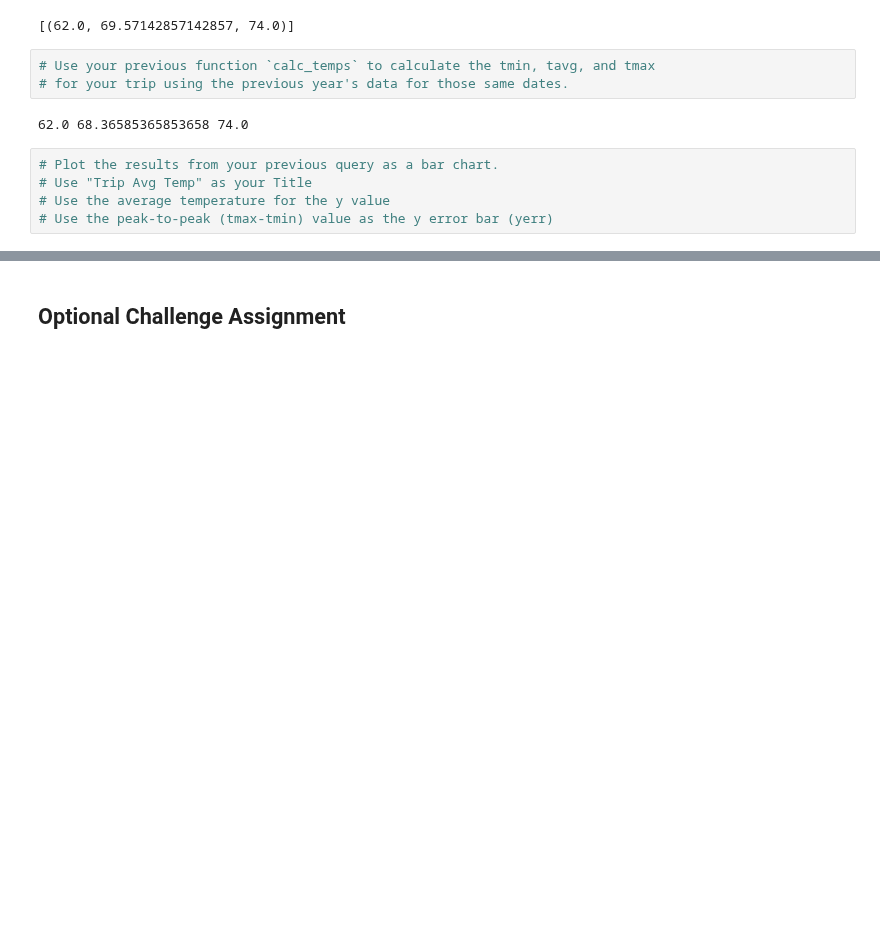
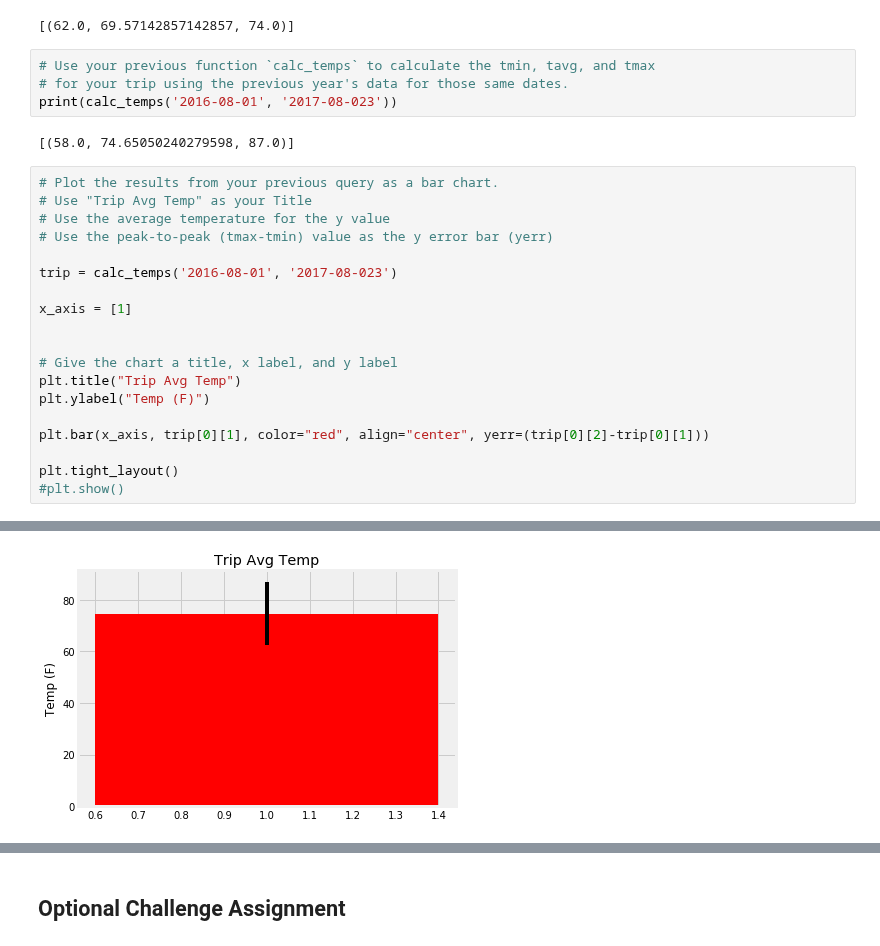
Before and after one commit to DanielSOhara27/Databootcamp-SqlAlchemy-Challenge, a Jupyter notebook: Solved_HW/Solved_climate_starter.ipynb, the cells around one changed output, grey strips where cells are left out. Saved outputs shown, nothing was run; the diff lists cells and outputs as text; blank space fills up the shorter version.

```diff
--- a/Solved_HW/Solved_climate_starter.ipynb
+++ b/Solved_HW/Solved_climate_starter.ipynb
@@ -150,11 +210,26 @@ print(calc_temps('2012-02-28', '2012-03-05'))
 # %%
 # Use your previous function `calc_temps` to calculate the tmin, tavg, and tmax
 # for your trip using the previous year's data for those same dates.
+print(calc_temps('2016-08-01', '2017-08-023'))
 # %% [output]
-62.0 68.36585365853658 74.0
+[(58.0, 74.65050240279598, 87.0)]
 # %%
 # Plot the results from your previous query as a bar chart.
 # Use "Trip Avg Temp" as your Title
 # Use the average temperature for the y value
 # Use the peak-to-peak (tmax-tmin) value as the y error bar (yerr)
+
+trip = calc_temps('2016-08-01', '2017-08-023')
+
+x_axis = [1]
+
+
+# Give the chart a title, x label, and y label
+plt.title("Trip Avg Temp")
+plt.ylabel("Temp (F)")
+
+plt.bar(x_axis, trip[0][1], color="red", align="center", yerr=(trip[0][2]-trip[0][1]))
+
+plt.tight_layout()
+#plt.show()
 # %% [output]
@@ -162,0 +236 @@ print(calc_temps('2012-02-28', '2012-03-05'))
+[figure, added]
```
Also changed, not shown: parts of 20 cells of this notebook, 1 other file.
